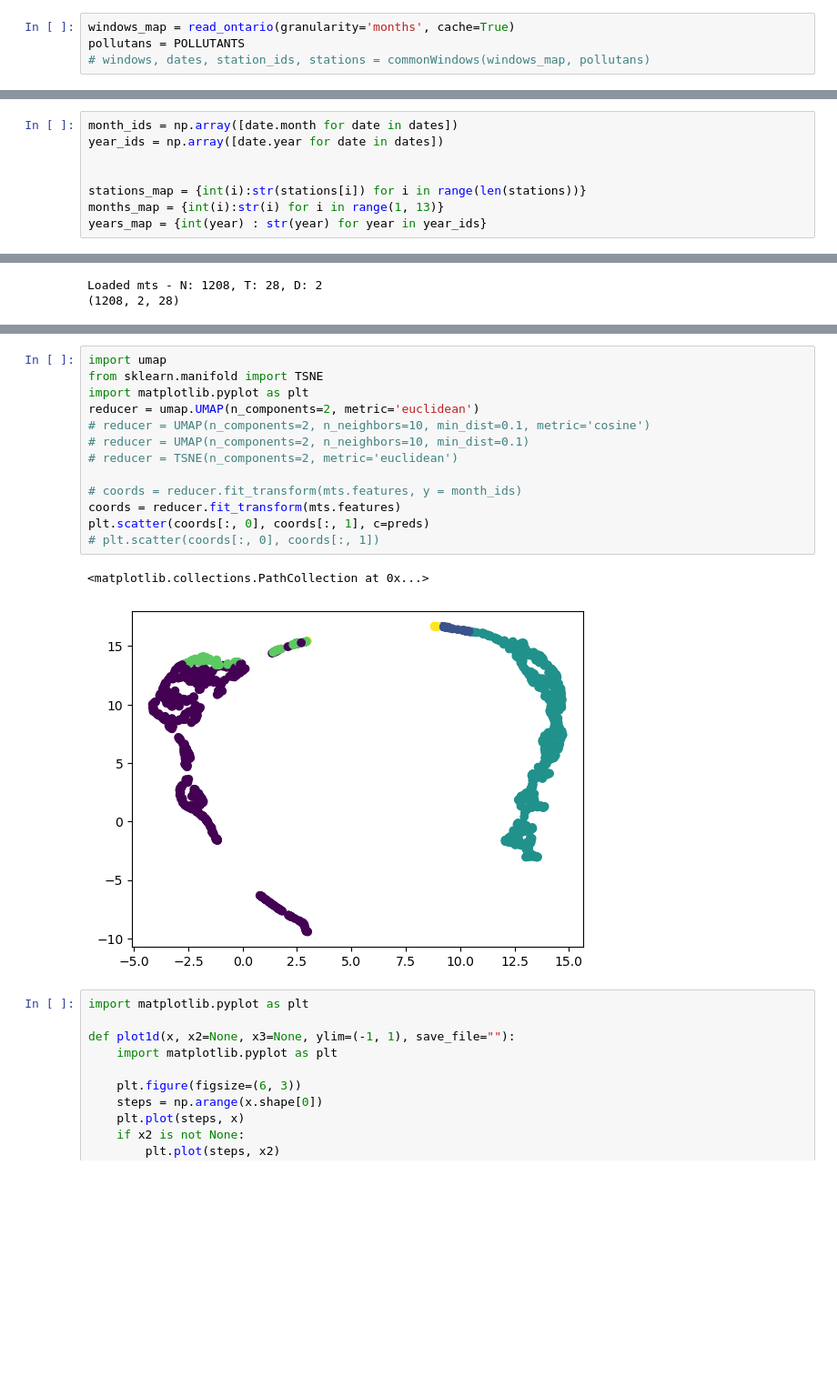
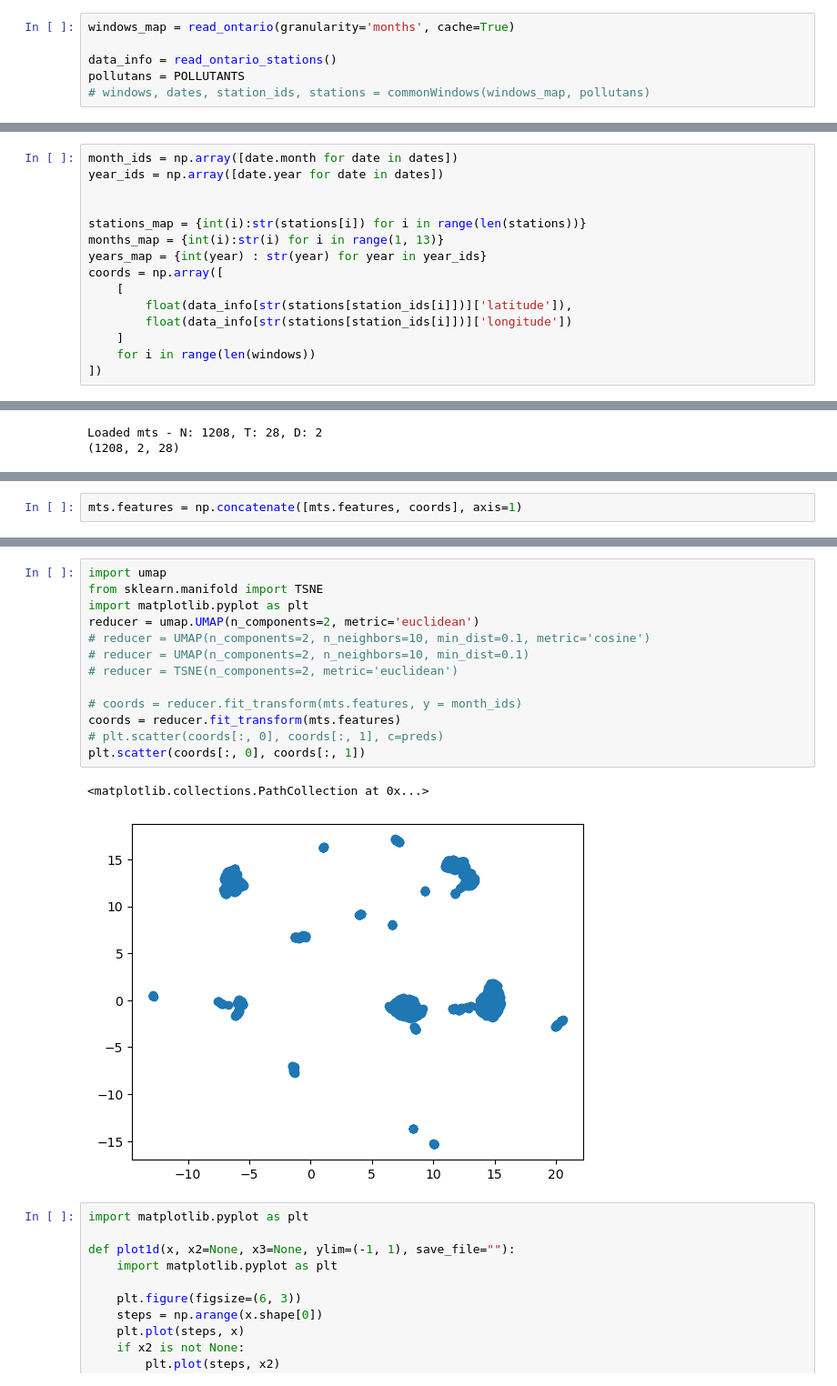
Before and after one commit to texsmv/airq_tool, a Jupyter notebook: ontario_projections_months.ipynb, the cells around one changed output, grey strips where cells are left out. Shown at 91% size. Saved outputs shown, nothing was run; the diff lists cells and outputs as text; blank space fills up the shorter version.

```diff
--- a/ontario_projections_months.ipynb
+++ b/ontario_projections_months.ipynb
@@ -28,6 +28,8 @@ N_VIZ_SAMPLES = 600
 # Months case
 # %%
 windows_map = read_ontario(granularity='months', cache=True)
+
+data_info = read_ontario_stations()
 pollutans = POLLUTANTS
 # windows, dates, station_ids, stations = commonWindows(windows_map, pollutans)
 # %%
@@ -49,3 +56,10 @@ year_ids = np.array([date.year for date in dates])
 stations_map = {int(i):str(stations[i]) for i in range(len(stations))}
 months_map = {int(i):str(i) for i in range(1, 13)}
 years_map = {int(year) : str(year) for year in year_ids}
+coords = np.array([
+    [
+        float(data_info[str(stations[station_ids[i]])]['latitude']),
+        float(data_info[str(stations[station_ids[i]])]['longitude'])
+    ]
+    for i in range(len(windows))
+])
@@ -134 +120,3 @@ Epoch[1000] Rec loss    avg: 0.0010072576551465318
+# %%
+mts.features = np.concatenate([mts.features, coords], axis=1)
 # %%
@@ -140,19 +128,19 @@ print(np.unique(preds, return_counts=True))
 # %%
 import umap
 from sklearn.manifold import TSNE
 import matplotlib.pyplot as plt
 reducer = umap.UMAP(n_components=2, metric='euclidean')
 # reducer = UMAP(n_components=2, n_neighbors=10, min_dist=0.1, metric='cosine')
 # reducer = UMAP(n_components=2, n_neighbors=10, min_dist=0.1)
 # reducer = TSNE(n_components=2, metric='euclidean')
 
 # coords = reducer.fit_transform(mts.features, y = month_ids)
 coords = reducer.fit_transform(mts.features)
-plt.scatter(coords[:, 0], coords[:, 1], c=preds)
-# plt.scatter(coords[:, 0], coords[:, 1])
+# plt.scatter(coords[:, 0], coords[:, 1], c=preds)
+plt.scatter(coords[:, 0], coords[:, 1])
 # %% [output]
 <matplotlib.collections.PathCollection at 0x...>
-[figure, old version]
+[figure, new version]
 # %%
 import matplotlib.pyplot as plt
 
```
Also changed, not shown: parts of 8 cells of this notebook, 1 other file.
